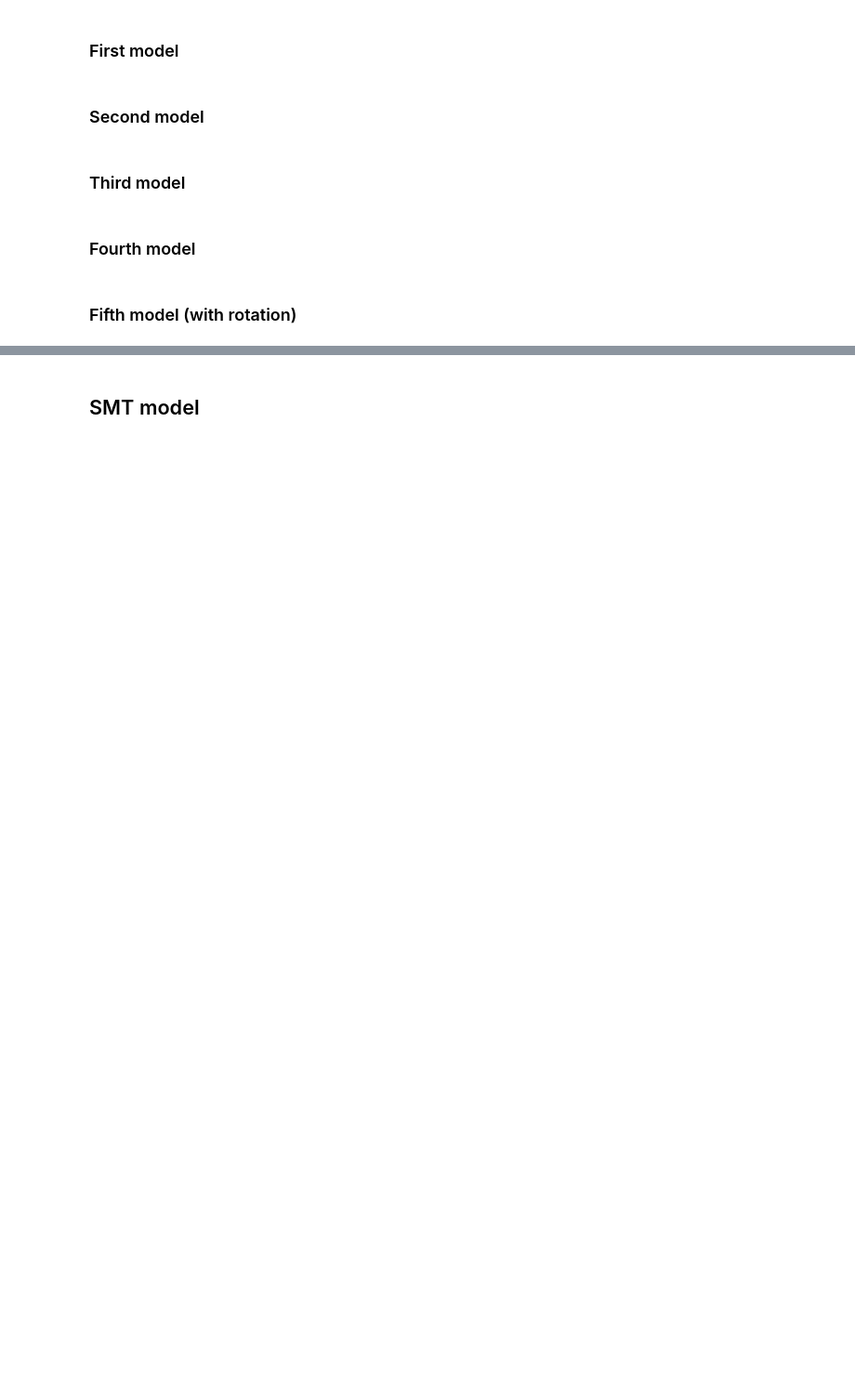
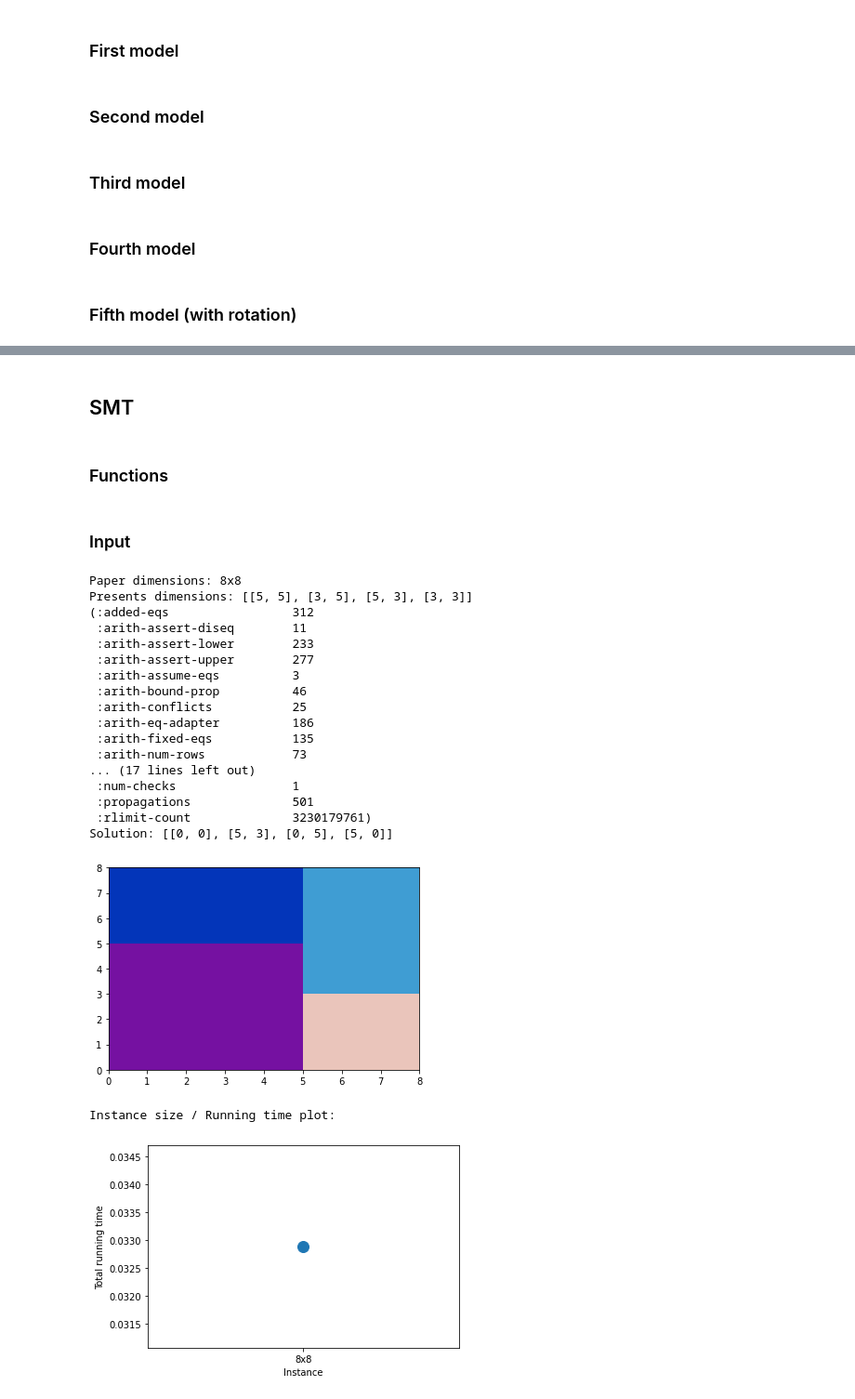
Before and after one commit to LeoCalbi/present-wrapping, a Jupyter notebook: pwp.ipynb, the cells around one changed output, grey strips where cells are left out. Shown at 93% size. Drawn from its saved outputs; the diff is of its cells as text; code cells hidden in the pictures; blank space fills up the shorter version.

Commit message:
add smt model output

```diff
--- a/pwp.ipynb
+++ b/pwp.ipynb
@@ -82,7 +82,7 @@ def show_running_times(instances, times):
     '''
     Show instance size versus running time plot
     '''
-    plt.xlabel("Instances")
+    plt.xlabel("Instance")
     plt.ylabel("Total running time")
     plt.plot(instances, times, marker='o', linestyle='dashed', linewidth=2, markersize=12)
     plt.show()
@@ -130,8 +130,8 @@ def output(w_paper, h_paper, n, presents, solution, model):
 # %% [markdown]
 ### Input
 # %%
-instance = None
-min_instance, max_instance = 8, 15
+instance = 37
+min_instance, max_instance = 8, 40
 # %%
 times = []
 instances = []
@@ -148,7 +148,7 @@ for i in range(min_instance, max_instance + 1):
     print(f"Paper dimensions: {i}x{i}")
     print(f"Presents dimensions: {presents}")
     start_time = time()
-    solutions = %minizinc pwp-v6
+    solutions = %minizinc -s pwp-v6
     end_time = time()
     times.append(end_time - start_time)
     if solutions:
@@ -583,2 +607,4 @@ solve satisfy;
 # %% [markdown]
-## SMT model
+## SMT
+# %% [markdown]
+### Functions
@@ -584,0 +617,53 @@ solve satisfy;
+# %% [markdown]
+### Input
+# %%
+instance = 8
+min_instance, max_instance = 8, 40
+# %%
+times = []
+instances = []
+if instance is not None:
+    min_instance, max_instance = instance, instance
+for i in range(min_instance, max_instance + 1):
+    current_instance = f"{i}x{i}"
+    instances.append(current_instance)
+    path = f"instances/{current_instance}.txt"
+    w_paper, h_paper, n, presents = read_input(path)
+    unordered_presents = list(presents)
+    presents, sorted_indices = order_presents(presents, method='area', reverse=True)
+    print(f"Paper dimensions: {i}x{i}")
+    print(f"Presents dimensions: {presents}")
+    start_time = time()
+    bl_corners, model = smt_v1(w_paper, h_paper, n, presents)
+    model.check()
+    assignment = model.model()
+    solution = [[assignment[bl_corners[i][0]].as_long(), assignment[bl_corners[i][1]].as_long()] for i in range(n)]
+    end_time = time()
+    times.append(end_time - start_time)
+    print(model.statistics())
+    if solution:
+        show_solution(w_paper, h_paper, n, presents, solution)
+        output(w_paper, h_paper, n, presents, solution, model='smt')
+print("Instance size / Running time plot:")
+show_running_times(instances, times)
+# %% [output]
+Paper dimensions: 8x8
+Presents dimensions: [[5, 5], [3, 5], [5, 3], [3, 3]]
+(:added-eqs                 312
+ :arith-assert-diseq        11
+ :arith-assert-lower        233
+ :arith-assert-upper        277
+ :arith-assume-eqs          3
+ :arith-bound-prop          46
+ :arith-conflicts           25
+ :arith-eq-adapter          186
+ :arith-fixed-eqs           135
+ :arith-num-rows            73
+... (17 lines left out)
+ :num-checks                1
+ :propagations              501
+ :rlimit-count              3230179761)
+Solution: [[0, 0], [5, 3], [0, 5], [5, 0]]
+[figure, added]
+Instance size / Running time plot:
+[figure, added]
```
Also changed, not shown: parts of 9 cells of this notebook, 33 other files.
